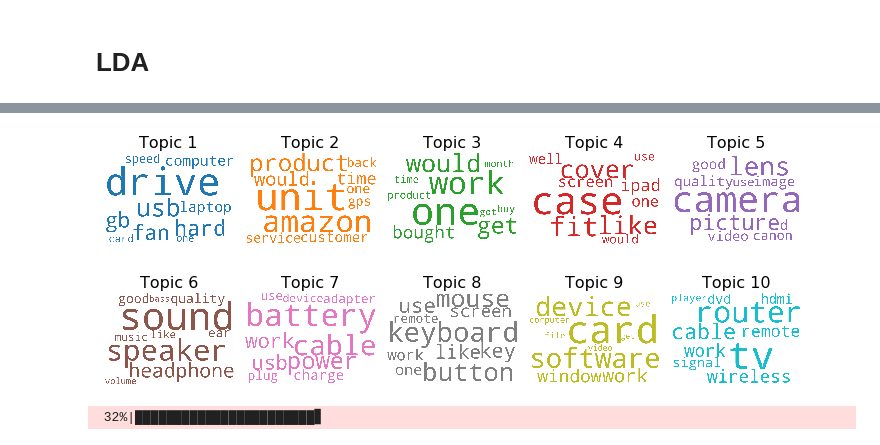
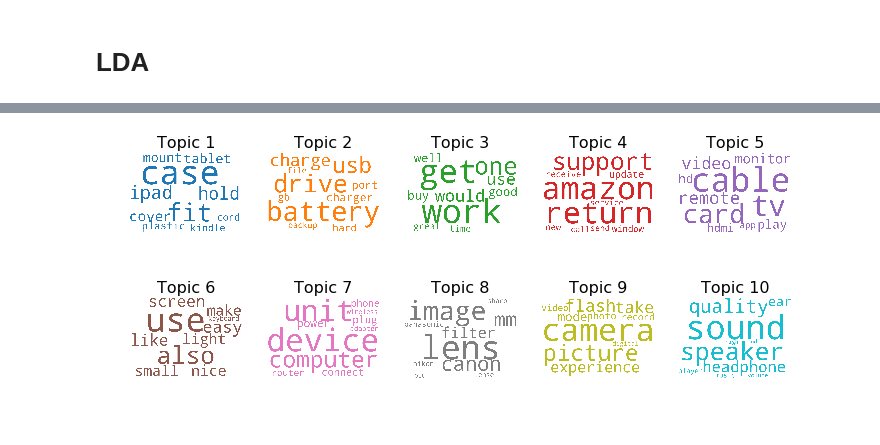
Before and after one commit to krbarounis/Amazon_Reviews_NLP_Project, a Jupyter notebook: Notebooks/Topic_modeling.ipynb, the cells around one changed output, grey strips where cells are left out. Saved outputs shown, nothing was run; the diff lists cells and outputs as text; code cells hidden in the pictures.

Commit message:
reran LDA model with new dataset

```diff
--- a/Notebooks/Topic_modeling.ipynb
+++ b/Notebooks/Topic_modeling.ipynb
@@ -219,0 +79,6 @@ Topic_3_df.rename(index={1: 'Topic 3'})
+# %%
+# create dictionary
+dictionary = gensim.corpora.Dictionary(X_train['cleaned'])
+
+# create corpus - mapping of unique word id to word frequency in teh document
+bow_corpus = [dictionary.doc2bow(doc) for doc in X_train['cleaned']]
@@ -219,0 +208,7 @@ Topic_3_df.rename(index={1: 'Topic 3'})
+# %%
+df_topic_sents_keywords = format_topics_sentences(ldamodel=lda_model, corpus=bow_corpus, texts=X_train['cleaned'])
+
+# Format
+df_dominant_topic = df_topic_sents_keywords.reset_index()
+df_dominant_topic.columns = ['Document_No', 'Dominant_Topic', 'Topic_Perc_Contrib', 'Keywords', 'Text']
+df_dominant_topic.head(10)
@@ -219,0 +227,22 @@ Topic_3_df.rename(index={1: 'Topic 3'})
+# %%
+import seaborn as sns
+import matplotlib.colors as mcolors
+cols = [color for name, color in mcolors.TABLEAU_COLORS.items()]  # more colors: 'mcolors.XKCD_COLORS'
+
+fig, axes = plt.subplots(2,2,figsize=(16,14), dpi=160, sharex=True, sharey=True)
+
+for i, ax in enumerate(axes.flatten()):
+    df_dominant_topic_sub = df_dominant_topic.loc[df_dominant_topic.Dominant_Topic == i, :]
+    doc_lens = [len(d) for d in df_dominant_topic_sub.Text]
+    ax.hist(doc_lens, bins = 1000, color=cols[i])
+    ax.tick_params(axis='y', labelcolor=cols[i], color=cols[i])
+    sns.kdeplot(doc_lens, color="black", shade=False, ax=ax.twinx())
+    ax.set(xlim=(0, 1000), xlabel='Document Word Count')
+    ax.set_ylabel('Number of Documents', color=cols[i])
+    ax.set_title('Topic: '+str(i), fontdict=dict(size=16, color=cols[i]))
+
+fig.tight_layout()
+fig.subplots_adjust(top=0.90)
+plt.xticks(np.linspace(0,1000,9))
+fig.suptitle('Distribution of Document Word Counts by Dominant Topic', fontsize=22)
+plt.show()
@@ -220,5 +252,5 @@ Topic_3_df.rename(index={1: 'Topic 3'})
 # %%
-def create_word_clouds(model, n=2, j=5, save=0, start=0, stop=None):
+def create_word_clouds(model, n=2, j=5, save=None, start=None, stop=None):
     """
     create_word_clouds(model, n, j, save, start, stop):
     Params:
@@ -233,7 +265,7 @@ def create_word_clouds(model, n=2, j=5, save=0, start=0, stop=None):
         Word cloud image for every topic LDA created
     """
     # create color list
-    colors_list = [color for name, color in mcolors.XKCD_COLORS.items()]
+    colors_list = [color for name, color in mcolors.TABLEAU_COLORS.items()]
 
     # instantiate cloud
     cloud = WordCloud(background_color='white',
@@ -267,13 +299,12 @@ def create_word_clouds(model, n=2, j=5, save=0, start=0, stop=None):
     plt.axis('off')
     plt.margins(x=0, y=0)
     plt.tight_layout()
-    if save:
-        plt.savefig(f'topics_cloud{start}.png')
+    plt.savefig(f'topics_cloud{start}.png',dpi=500)
     plt.show()
 # %%
 # plot and save the different topics. each word is sized by how many time they repeat
 for start in [0, 5]:
-    create_word_clouds(gensim_LDA, n=1, j=5, save=0, start=start)
+    create_word_clouds(lda_model, n=1, j=5, start=start)
 # %% [output]
-[figure, old version]
+[figure, new version]
-[figure, old version]
+[figure, new version]
@@ -282,4 +310,0 @@ bigram_mod = gensim.models.phrases.Phraser(bigram)
-# %%
-bigrams =  [bigram_mod[review] for review in tqdm(all_reviews)]
-# %% [output]
- 32%|███████████████████████▋
```
Also changed, not shown: parts of 38 cells of this notebook, 1 other file.
